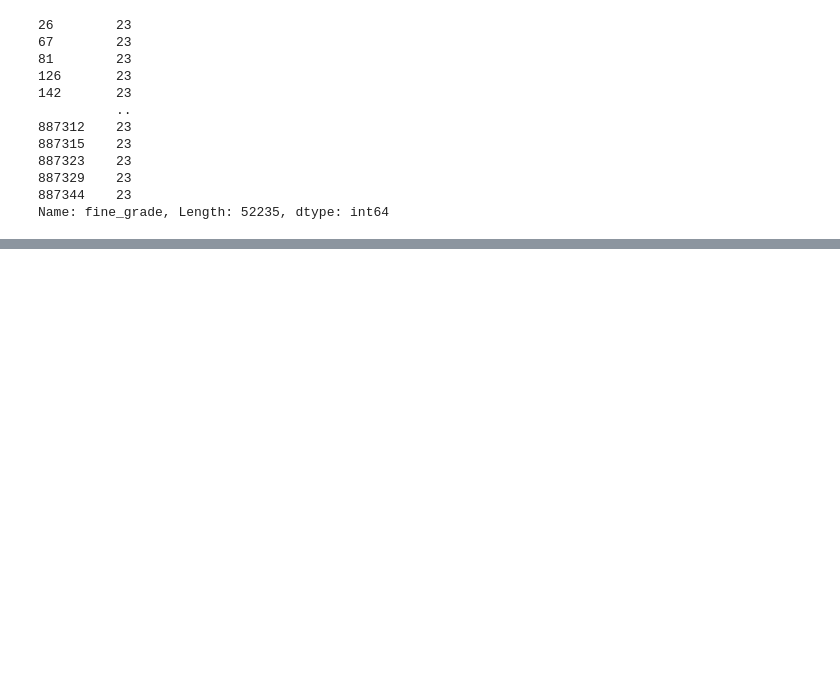
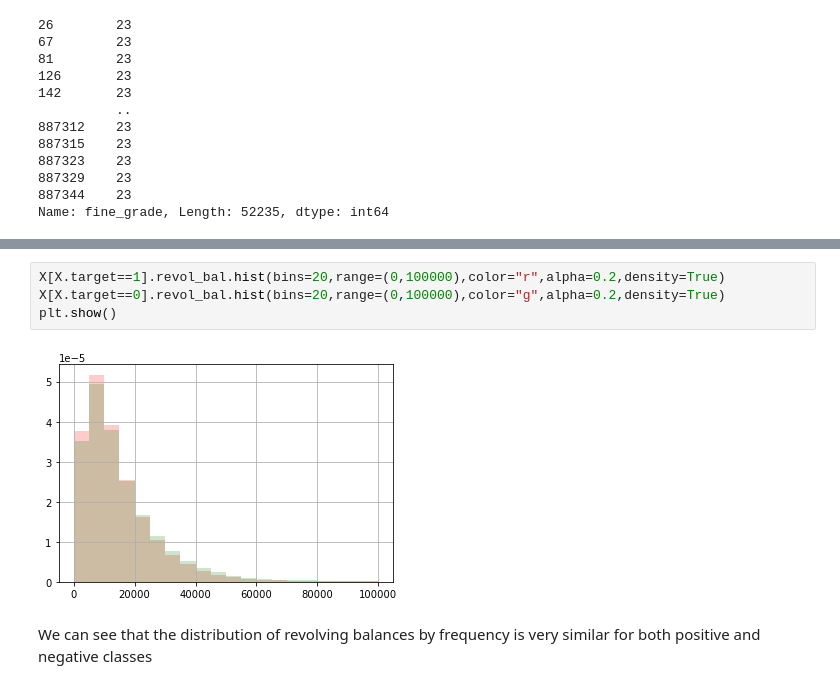
Before and after one commit to ronsperber/Lending-Club, a Jupyter notebook: lending_club.ipynb, the cells around one changed output, grey strips where cells are left out. Saved outputs shown, nothing was run; the diff lists cells and outputs as text; blank space fills up the shorter version.

```diff
--- a/lending_club.ipynb
+++ b/lending_club.ipynb
@@ -1523,0 +1592,8 @@ plt.show()
+# %%
+X[X.target==1].revol_bal.hist(bins=20,range=(0,100000),color="r",alpha=0.2,density=True)
+X[X.target==0].revol_bal.hist(bins=20,range=(0,100000),color="g",alpha=0.2,density=True)
+plt.show()
+# %% [output]
+[figure, added]
+# %% [markdown]
+We can see that the distribution of revolving balances by frequency is very similar for both positive and negative classes
```
Also changed, not shown: parts of 32 cells of this notebook.
